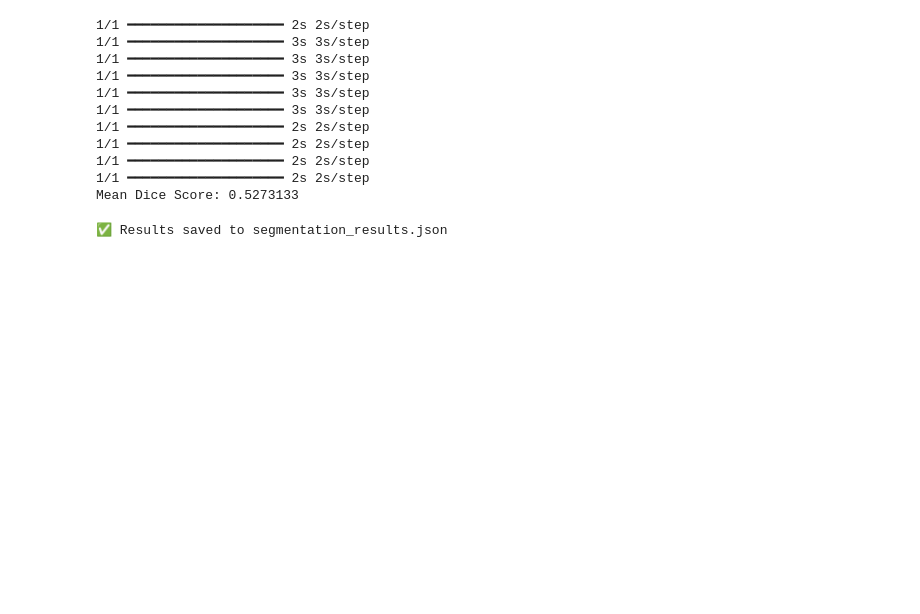
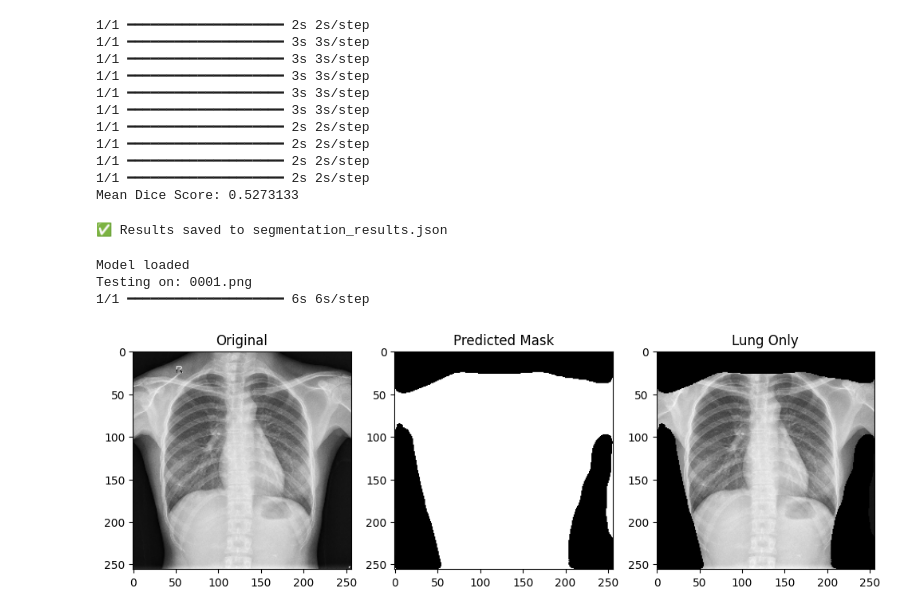
Before and after one commit to EDRIC-1304/Ai-CDD, a Jupyter notebook: notebooks/unet_baseline.ipynb, the cells around one changed output. Drawn from its saved outputs; the diff is of its cells as text; code cells hidden in the pictures; blank space fills up the shorter version.

```diff
--- a/notebooks/unet_baseline.ipynb
+++ b/notebooks/unet_baseline.ipynb
@@ -385,3 +385,76 @@ with open("D:\FY_Project\Ai-CDD\models_saved/segmentation_results.json", "w") as
 print("✅ Results saved to segmentation_results.json")
 # %% [output]
 ✅ Results saved to segmentation_results.json
+# %%
+import os
+import cv2
+import numpy as np
+import matplotlib.pyplot as plt
+from tensorflow.keras.models import load_model
+
+# =========================
+# PATHS (EDIT ONLY IF NEEDED)
+# =========================
+MODEL_PATH = r"D:\FY_Project\Ai-CDD\models_saved\unet_baseline.keras"
+IMAGE_PATH = r"D:\FY_Project\Ai-CDD\data\raw\segmentation_sample\images"
+
+IMG_SIZE = 256
+THRESH = 0.3
+
+# =========================
+# Load model
+# =========================
+model = load_model(MODEL_PATH, compile=False)
+print("Model loaded")
+
+# =========================
+# Pick ONE test image
+# =========================
+files = os.listdir(IMAGE_PATH)
+test_file = files[0]   # first image
+print("Testing on:", test_file)
+
+img_path = os.path.join(IMAGE_PATH, test_file)
+
+# =========================
+# Preprocess
+# =========================
+img = cv2.imread(img_path, cv2.IMREAD_GRAYSCALE)
+img = cv2.resize(img, (IMG_SIZE, IMG_SIZE))
+img_norm = img / 255.0
+img_input = np.expand_dims(img_norm, axis=(0, -1))
+
+# =========================
+# Predict mask
+# =========================
+pred_mask = model.predict(img_input)[0]
+binary_mask = (pred_mask > THRESH).astype(np.uint8)
+
+# =========================
+# Apply mask
+# =========================
+lung_only = img_norm * binary_mask.squeeze()
+
+# =========================
+# Show results
+# =========================
+plt.figure(figsize=(12,4))
+
+plt.subplot(1,3,1)
+plt.title("Original")
+plt.imshow(img_norm, cmap="gray")
+
+plt.subplot(1,3,2)
+plt.title("Predicted Mask")
+plt.imshow(binary_mask.squeeze(), cmap="gray")
+
+plt.subplot(1,3,3)
+plt.title("Lung Only")
+plt.imshow(lung_only, cmap="gray")
+
+plt.show()
+# %% [output]
+Model loaded
+Testing on: 0001.png
+1/1 ━━━━━━━━━━━━━━━━━━━━ 6s 6s/step
+[figure, added]
```
Also changed, not shown: parts of 2 cells of this notebook, 3 other files.
